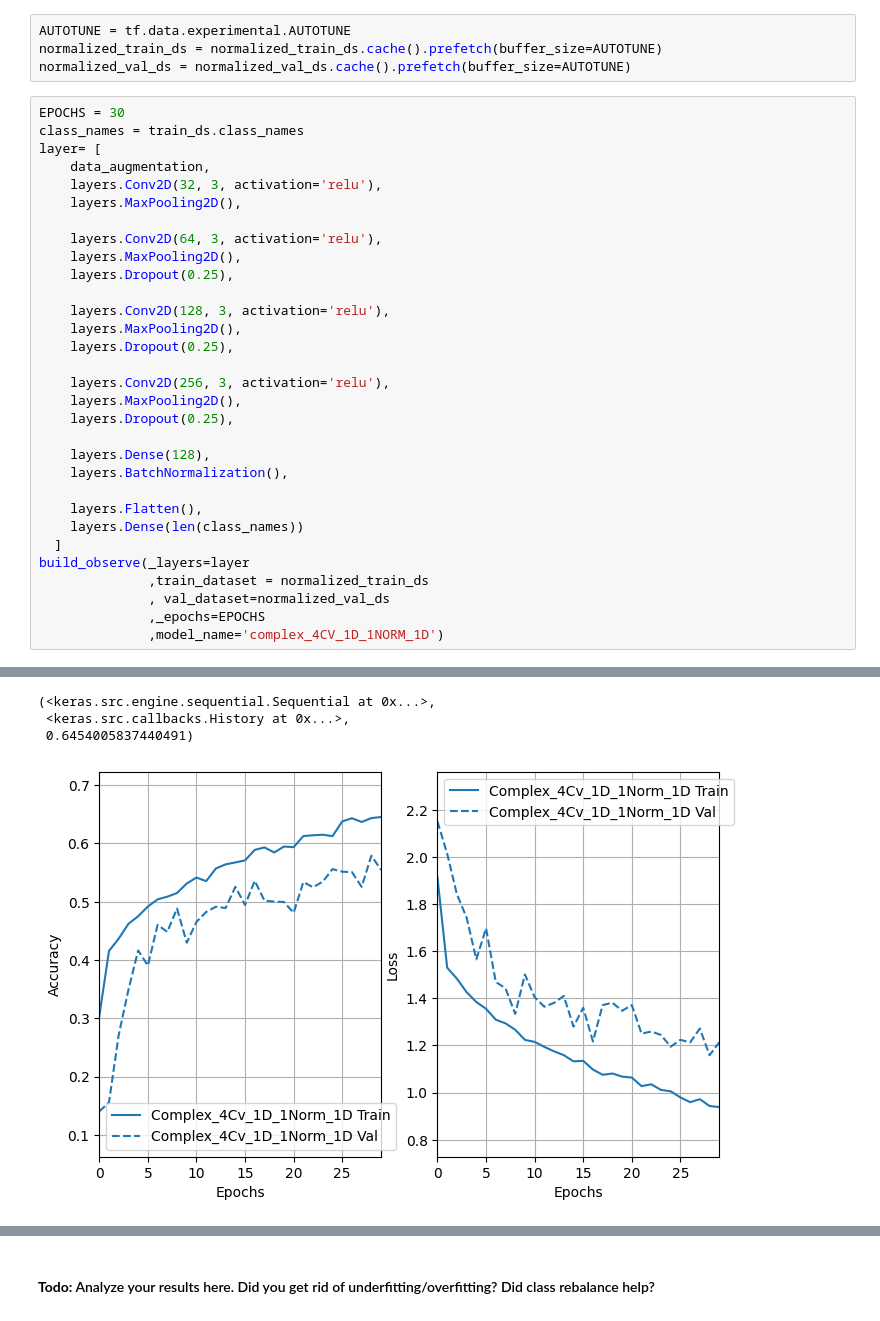
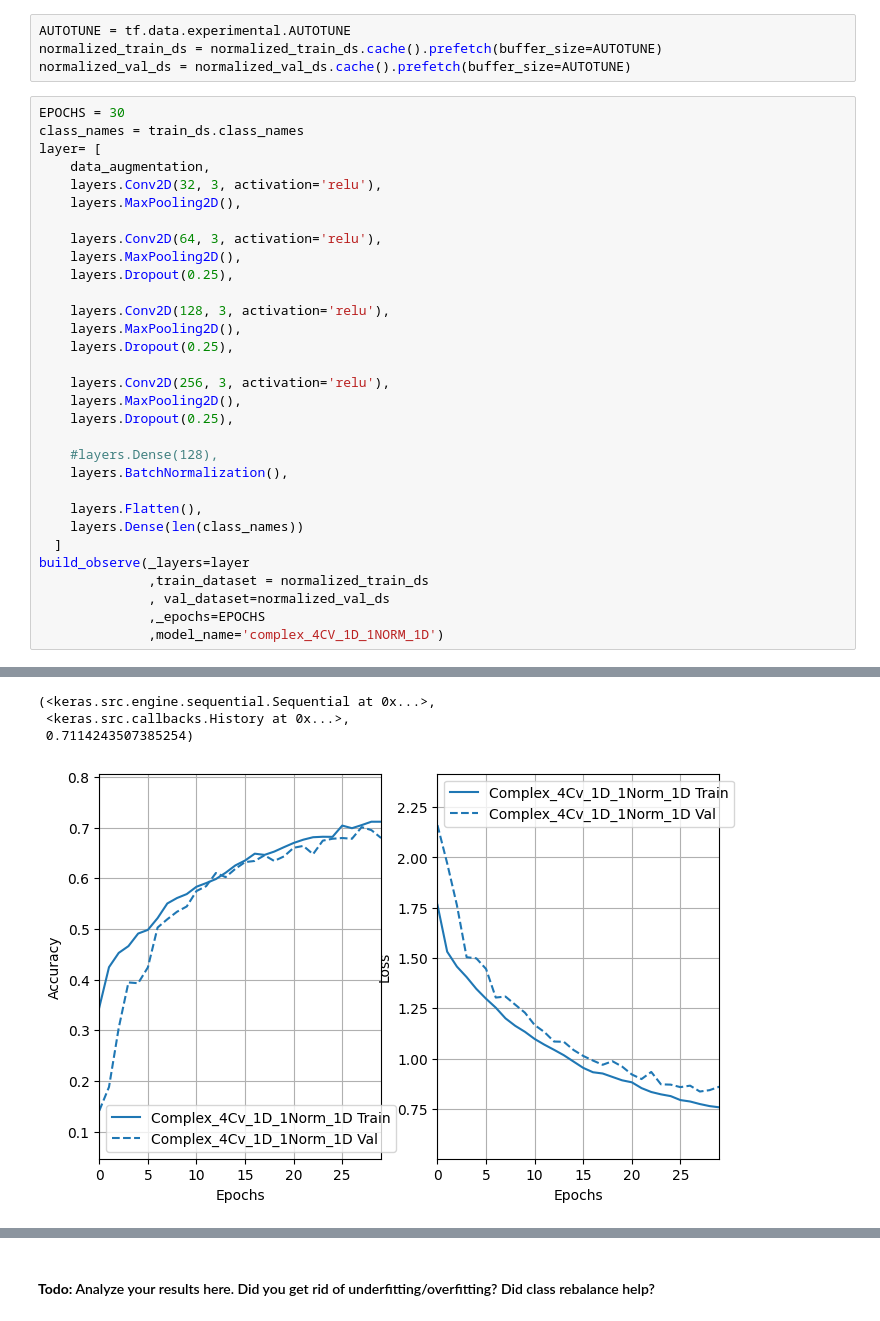
Before and after one commit to lindatey/melanoma_detector_with_cnn, a Jupyter notebook: lindatey_nn.ipynb, the cells around one changed output, grey strips where cells are left out. Cells and saved outputs as stored; diff of their text form.

```diff
--- a/lindatey_nn.ipynb
+++ b/lindatey_nn.ipynb
@@ -626,7 +658,7 @@ layer= [
     layers.MaxPooling2D(),
     layers.Dropout(0.25),
 
-    layers.Dense(128),
+    #layers.Dense(128),
     layers.BatchNormalization(),
 
     layers.Flatten(),
@@ -658,7 +690,7 @@ Epoch 30/30
 (<keras.src.engine.sequential.Sequential at 0x...>,
  <keras.src.callbacks.History at 0x...>,
- 0.6454005837440491)
+ 0.7114243507385254)
-[figure, old version]
+[figure, new version]
 # %%
 EPOCHS = 50
 class_names = train_ds.class_names
```
Also changed, not shown: parts of 22 cells of this notebook.
